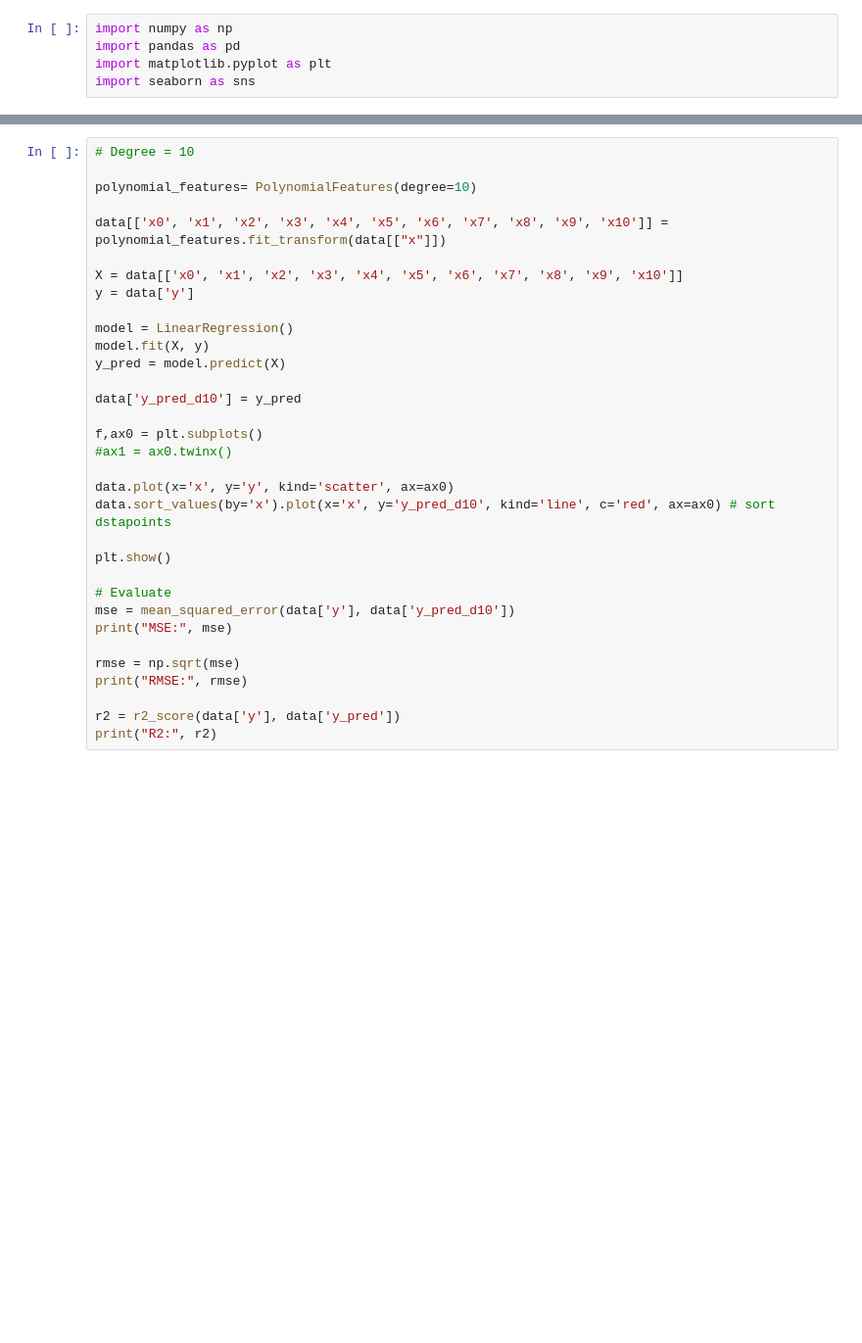
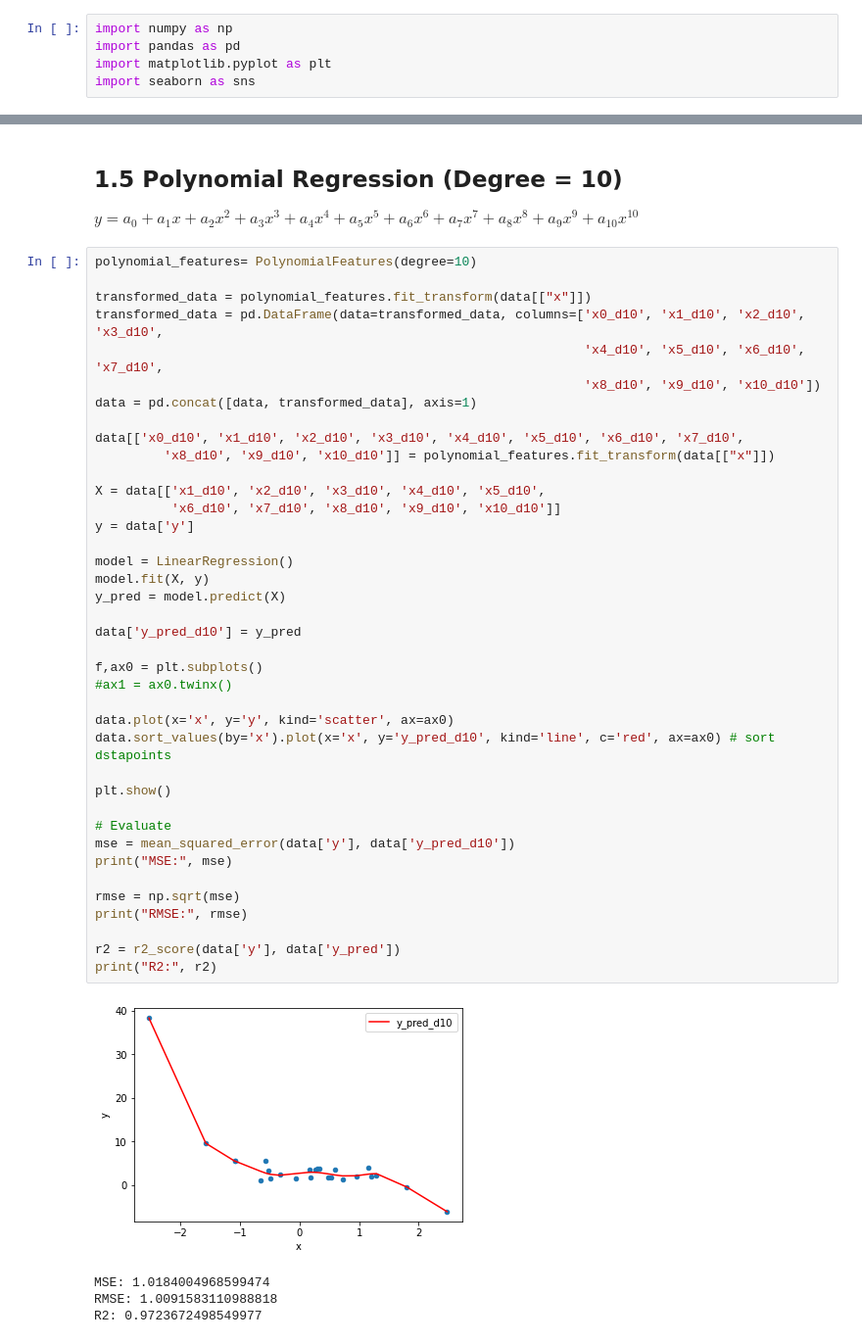
Before and after one commit to SumuduTennakoon/MachineLearningFoundations, a Jupyter notebook: LectureNotebooks/09_SupervisedMachineLearning_Regression.ipynb, the cells around one changed output, grey strips where cells are left out. Shown at 98% size. Cells and saved outputs as stored; diff of their text form; blank space fills up the shorter version.

```diff
--- a/LectureNotebooks/09_SupervisedMachineLearning_Regression.ipynb
+++ b/LectureNotebooks/09_SupervisedMachineLearning_Regression.ipynb
@@ -138,35 +284,49 @@ print("R2:", r2)
+# %% [markdown]
+## 1.5 Polynomial Regression (Degree = 10)
+$ y = a_0 + a_1x + a_2x^2 + a_3x^3 + a_4x^4 + a_5x^5 + a_6x^6 + a_7x^7 + a_8x^8 + a_9x^9 + a_{10}x^{10}$
 # %%
-# Degree = 10
-
 polynomial_features= PolynomialFeatures(degree=10)
 
-data[['x0', 'x1', 'x2', 'x3', 'x4', 'x5', 'x6', 'x7', 'x8', 'x9', 'x10']] = polynomial_features.fit_transform(data[["x"]])
+transformed_data = polynomial_features.fit_transform(data[["x"]])
+transformed_data = pd.DataFrame(data=transformed_data, columns=['x0_d10', 'x1_d10', 'x2_d10', 'x3_d10',
+                                                                'x4_d10', 'x5_d10', 'x6_d10', 'x7_d10',
+                                                                'x8_d10', 'x9_d10', 'x10_d10'])
+data = pd.concat([data, transformed_data], axis=1)
 
-X = data[['x0', 'x1', 'x2', 'x3', 'x4', 'x5', 'x6', 'x7', 'x8', 'x9', 'x10']]
+data[['x0_d10', 'x1_d10', 'x2_d10', 'x3_d10', 'x4_d10', 'x5_d10', 'x6_d10', 'x7_d10',
+         'x8_d10', 'x9_d10', 'x10_d10']] = polynomial_features.fit_transform(data[["x"]])
+
+X = data[['x1_d10', 'x2_d10', 'x3_d10', 'x4_d10', 'x5_d10',
+          'x6_d10', 'x7_d10', 'x8_d10', 'x9_d10', 'x10_d10']]
 y = data['y']
 
 model = LinearRegression()
 model.fit(X, y)
 y_pred = model.predict(X)
 
 data['y_pred_d10'] = y_pred
 
 f,ax0 = plt.subplots()
 #ax1 = ax0.twinx()
 
 data.plot(x='x', y='y', kind='scatter', ax=ax0)
 data.sort_values(by='x').plot(x='x', y='y_pred_d10', kind='line', c='red', ax=ax0) # sort dstapoints
 
 plt.show()
 
 # Evaluate
 mse = mean_squared_error(data['y'], data['y_pred_d10'])
 print("MSE:", mse)
 
 rmse = np.sqrt(mse)
 print("RMSE:", rmse)
 
 r2 = r2_score(data['y'], data['y_pred'])
 print("R2:", r2)
+# %% [output]
+[figure, added]
+MSE: 1.0184004968599474
+RMSE: 1.0091583110988818
+R2: 0.9723672498549977
 # %%
 data[['x', 'y', 'y_pred', 'y_pred_d2', 'y_pred_d10']].head()
```
Also changed, not shown: parts of 167 cells of this notebook, 9 other files.
